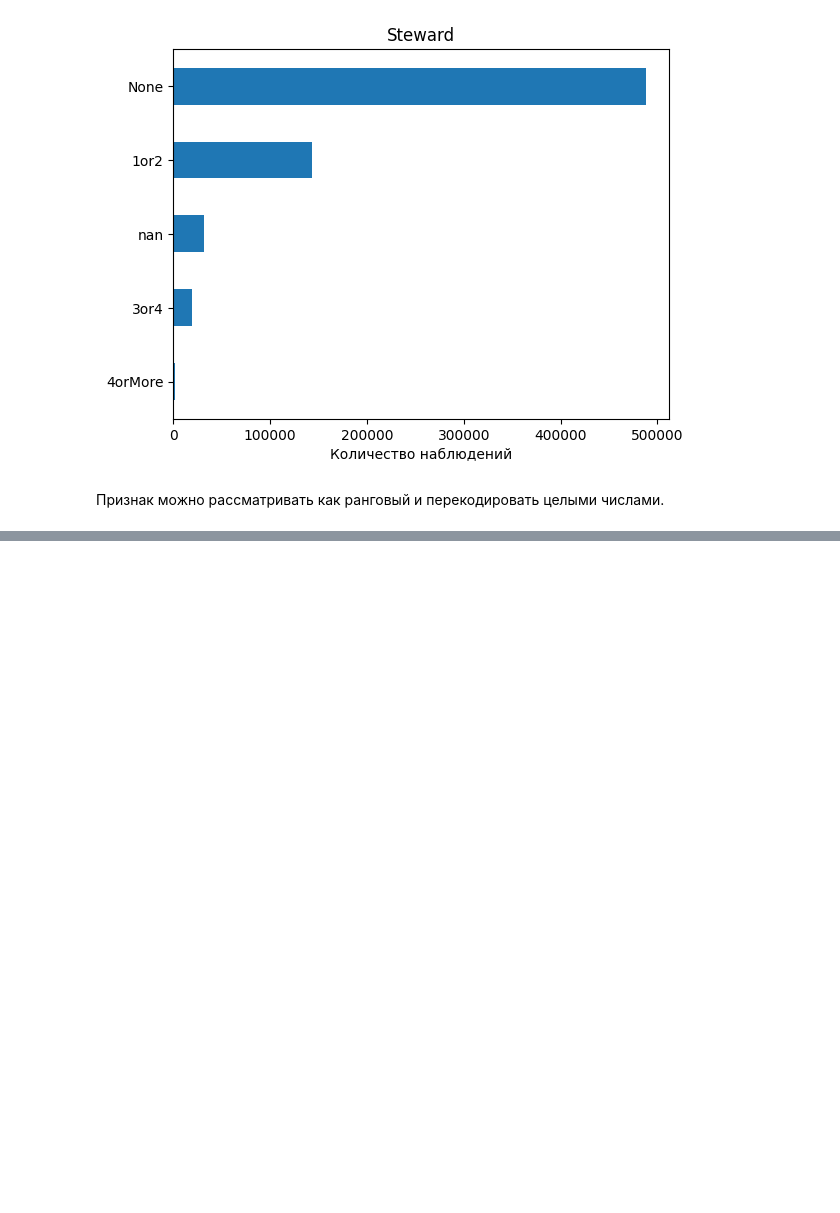
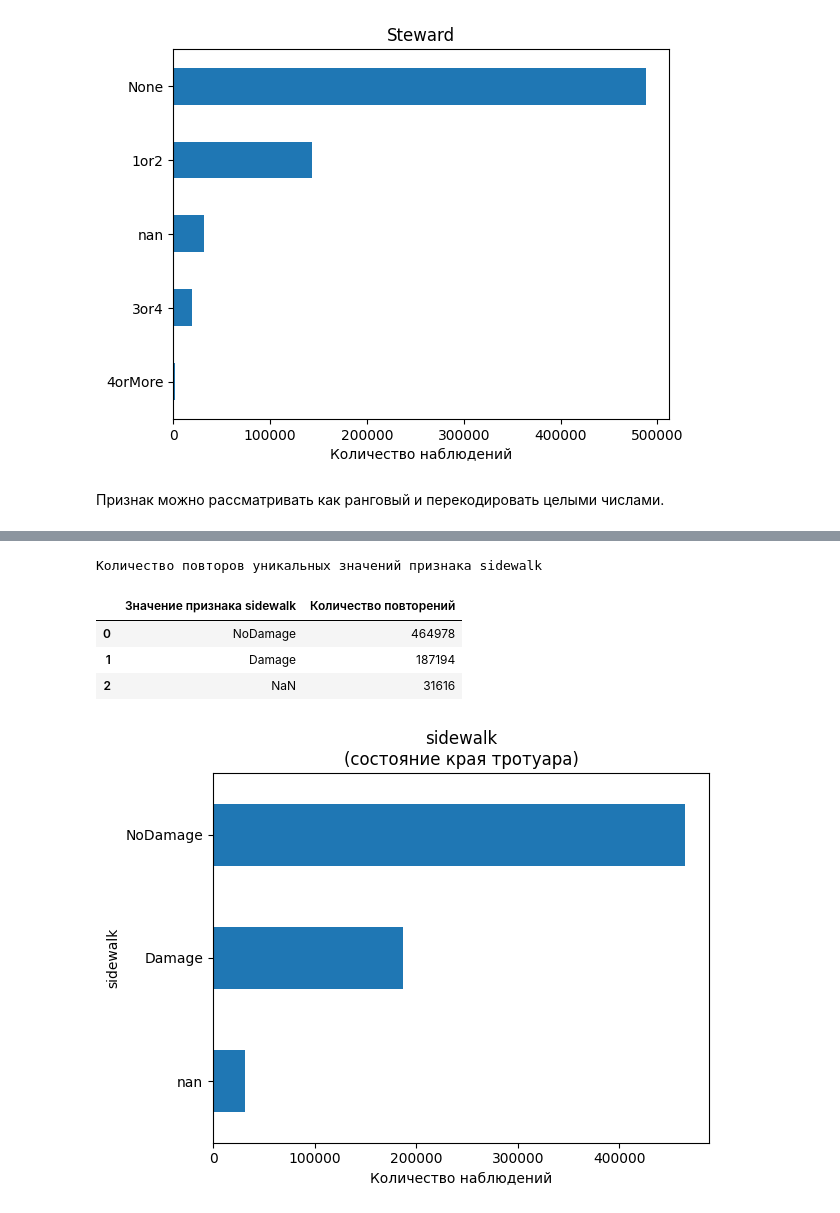
Before and after one commit to AlekseiBogachev/ny-tree-census, a Jupyter notebook: notebooks/exploratory/eda.ipynb, the cells around one changed output, grey strips where cells are left out. Saved outputs shown, nothing was run; the diff lists cells and outputs as text; code cells hidden in the pictures; blank space fills up the shorter version.

```diff
--- a/notebooks/exploratory/eda.ipynb
+++ b/notebooks/exploratory/eda.ipynb
@@ -791,0 +821,15 @@ explore_cat_feature(
+# %%
+explore_cat_feature(
+    data=dataset,
+    column_name="sidewalk",
+    title="sidewalk\n(состояние края тротуара)",
+    xlabel="Количество наблюдений",
+    ylabel="sidewalk",
+)
+# %% [output]
+Количество повторов уникальных значений признака sidewalk
+|  | Значение признака sidewalk | Количество повторений |
+| 0 | NoDamage | 464978 |
+| 1 | Damage | 187194 |
+| 2 | NaN | 31616 |
+[figure, added]
```
Also changed, not shown: parts of 11 cells of this notebook, 2 other files.
